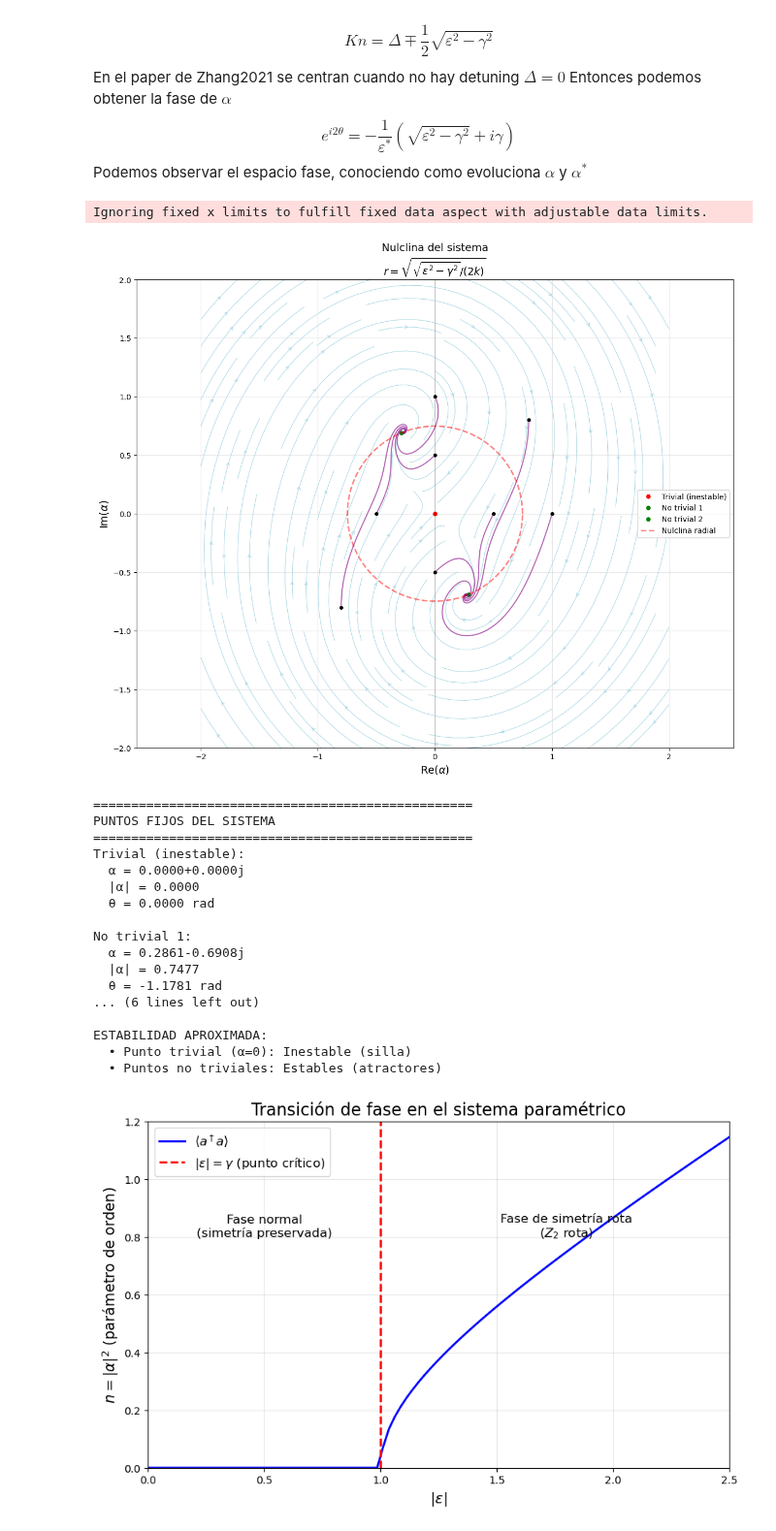
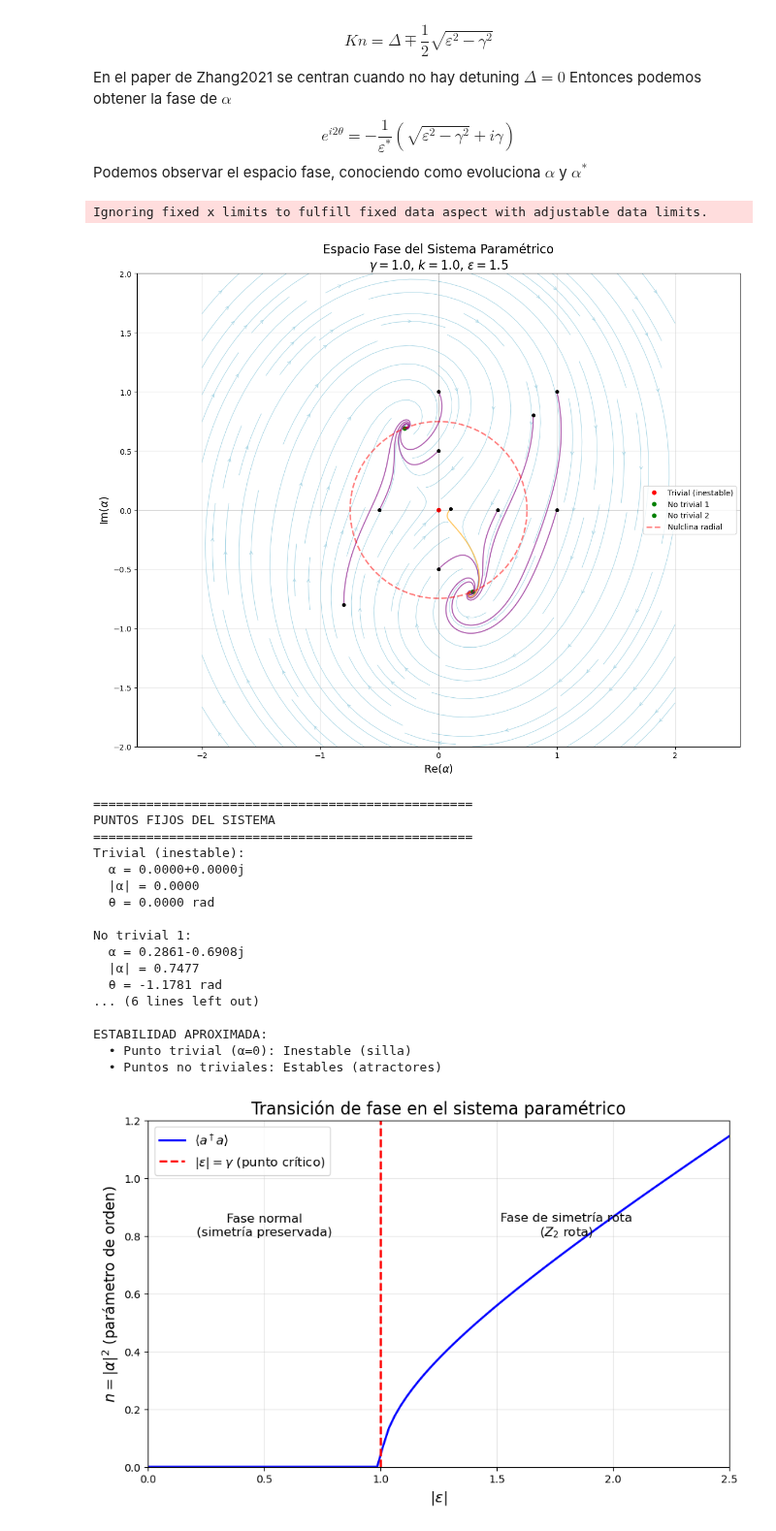
Before and after one commit to Art-999/QMPhysics, a Jupyter notebook: KerrOscilator/KerrOscilator.ipynb, the cells around one changed output. Shown at 97% size. Saved outputs shown, nothing was run; the diff lists cells and outputs as text; code cells hidden in the pictures.

```diff
--- a/KerrOscilator/KerrOscilator.ipynb
+++ b/KerrOscilator/KerrOscilator.ipynb
@@ -263,6 +263,8 @@ ini_con = [
     -0.8 - 0.8j,
     1.0 + 0.0j,
     0.0 + 1.0j,
+    1.0 + 1.0j,
+    0.1 + 0.01j
 ]
 
 for alpha0 in ini_con:
@@ -283,10 +285,10 @@ plt.axhline(0, color='black', linewidth=0.5, alpha=0.3)
 plt.axvline(0, color='black', linewidth=0.5, alpha=0.3)
 plt.xlabel('Re($\\alpha$)', fontsize=14)
 plt.ylabel('Im($\\alpha$)', fontsize=14)
+plt.grid(True, alpha=0.3)
 plt.title(f'Espacio Fase del Sistema Paramétrico\n'
           f'$\\gamma = {gamma}$, $k = {k}$, $\\epsilon = {epsilon}$',
           fontsize=16)
-plt.grid(True, alpha=0.3)
 plt.legend(loc='best')
 plt.axis('equal')
 plt.xlim(-lim, lim)
@@ -300,36 +302,35 @@ if epsilon > gamma:
     plt.plot(x_circ, y_circ, 'r--', linewidth=2, label='Nulclina radial', alpha =0.5)
     plt.xlabel('Re($\\alpha$)', fontsize=14)
     plt.ylabel('Im($\\alpha$)', fontsize=14)
-    plt.title(f'Nulclina del sistema\n$r = \\sqrt{{\\sqrt{{\\epsilon^2-\\gamma^2}}/(2k)}}$', fontsize=14)
     plt.axis('equal')
     plt.grid(True, alpha=0.3)
     plt.legend()
     plt.show()
 else:
     plt.show()
 # ============================================
 # INFORMACIÓN DE LOS PUNTOS FIJOS
 # ============================================
 print("="*50)
 print("PUNTOS FIJOS DEL SISTEMA")
 print("="*50)
 for xp, yp, label in puntos:
     alpha = xp + 1j*yp
     r = np.abs(alpha)
     theta = np.angle(alpha)
     print(f"{label}:")
     print(f"  α = {alpha:.4f}")
     print(f"  |α| = {r:.4f}")
     print(f"  θ = {theta:.4f} rad")
     print()
 
 # Verificar estabilidad (aproximada)
 print("\nESTABILIDAD APROXIMADA:")
 print("  • Punto trivial (α=0):", "Inestable (silla)" if epsilon > gamma else "Estable")
 print("  • Puntos no triviales:", "Estables (atractores)" if epsilon > gamma else "No existen")
 # %% [output]
 Ignoring fixed x limits to fulfill fixed data aspect with adjustable data limits.
-[figure, old version]
+[figure, new version]
 ==================================================
 PUNTOS FIJOS DEL SISTEMA
 ==================================================
```
